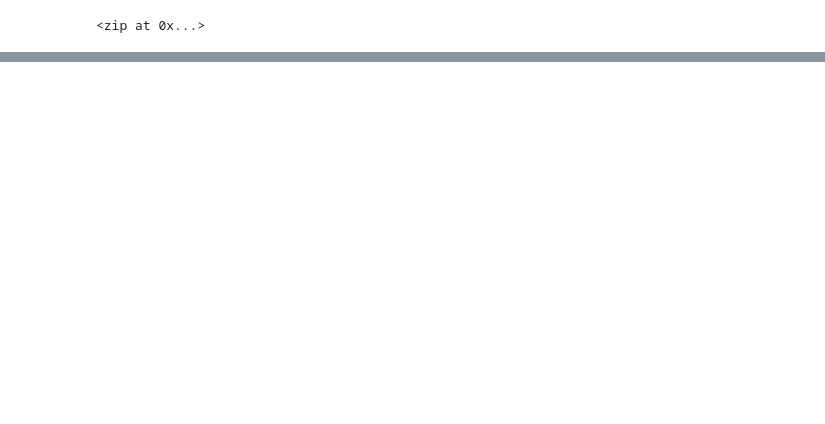
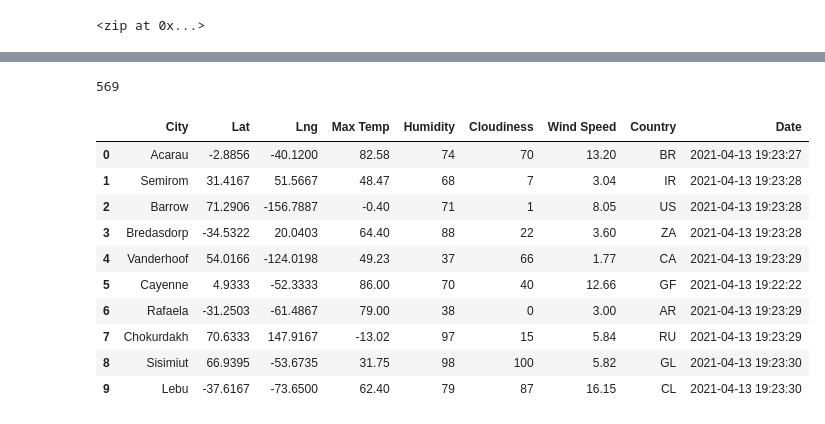
Before and after one commit to debcuyler/world_weather_analysis, a Jupyter notebook: WeatherPy.ipynb, the cells around one changed output, grey strips where cells are left out. Cells and saved outputs as stored; diff of their text form; code cells hidden in the pictures; blank space fills up the shorter version.

Commit message:
Adding analysis of city data

```diff
--- a/WeatherPy.ipynb
+++ b/WeatherPy.ipynb
@@ -33,0 +42,4 @@ len(cities)
+# %%
+# Starting URL for Weather Map API Call.
+url = "http://api.openweathermap.org/data/2.5/weather?units=Imperial&APPID=" + weather_api_key
+print(url)
@@ -33,0 +149,20 @@ len(cities)
+# %%
+len(city_data)
+# %% [output]
+569
+# %%
+# Convert the array of dictionaries to a Pandas DataFrame
+city_data_df = pd.DataFrame(city_data)
+city_data_df.head(10)
+# %% [output]
+|  | City | Lat | Lng | Max Temp | Humidity | Cloudiness | Wind Speed | Country | Date |
+| 0 | Acarau | -2.8856 | -40.1200 | 82.58 | 74 | 70 | 13.20 | BR | 2021-04-13 19:23:27 |
+| 1 | Semirom | 31.4167 | 51.5667 | 48.47 | 68 | 7 | 3.04 | IR | 2021-04-13 19:23:28 |
+| 2 | Barrow | 71.2906 | -156.7887 | -0.40 | 71 | 1 | 8.05 | US | 2021-04-13 19:23:28 |
+| 3 | Bredasdorp | -34.5322 | 20.0403 | 64.40 | 88 | 22 | 3.60 | ZA | 2021-04-13 19:23:28 |
+| 4 | Vanderhoof | 54.0166 | -124.0198 | 49.23 | 37 | 66 | 1.77 | CA | 2021-04-13 19:23:29 |
+| 5 | Cayenne | 4.9333 | -52.3333 | 86.00 | 70 | 40 | 12.66 | GF | 2021-04-13 19:22:22 |
+| 6 | Rafaela | -31.2503 | -61.4867 | 79.00 | 38 | 0 | 3.00 | AR | 2021-04-13 19:23:29 |
+| 7 | Chokurdakh | 70.6333 | 147.9167 | -13.02 | 97 | 15 | 5.84 | RU | 2021-04-13 19:23:29 |
+| 8 | Sisimiut | 66.9395 | -53.6735 | 31.75 | 98 | 100 | 5.82 | GL | 2021-04-13 19:23:30 |
+| 9 | Lebu | -37.6167 | -73.6500 | 62.40 | 79 | 87 | 16.15 | CL | 2021-04-13 19:23:30 |
```
Also changed, not shown: parts of 9 cells of this notebook, 1 other file.
